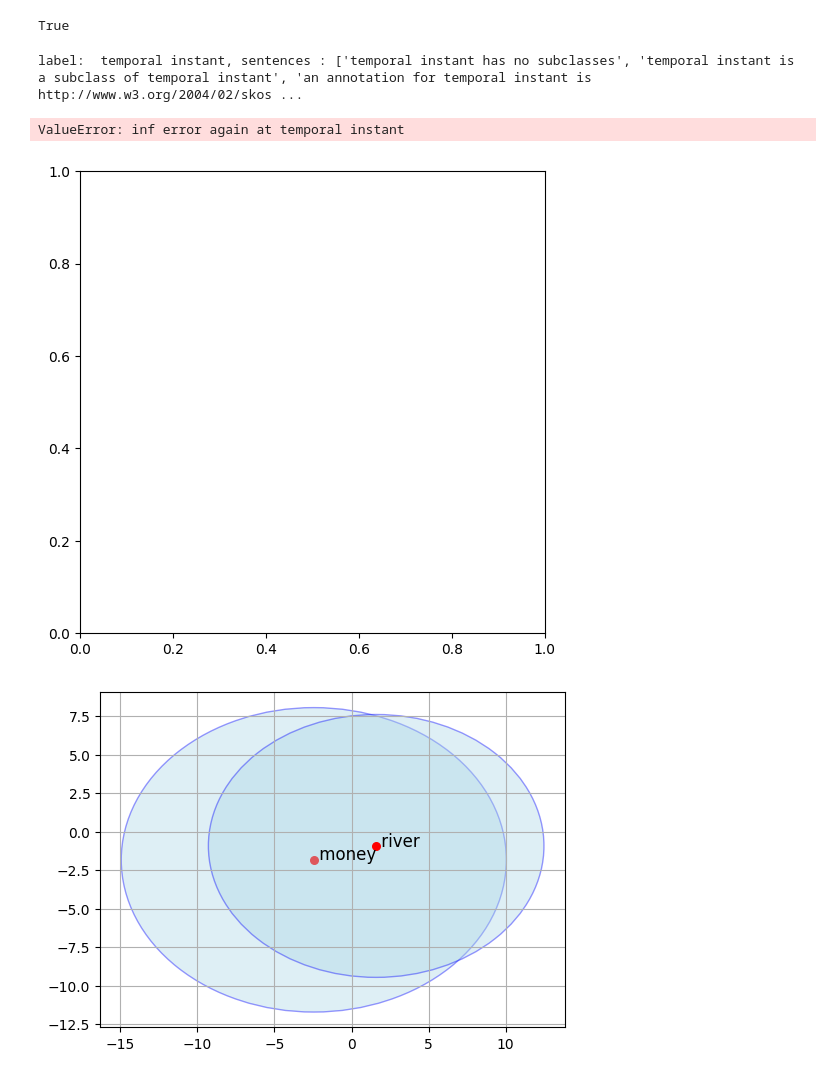
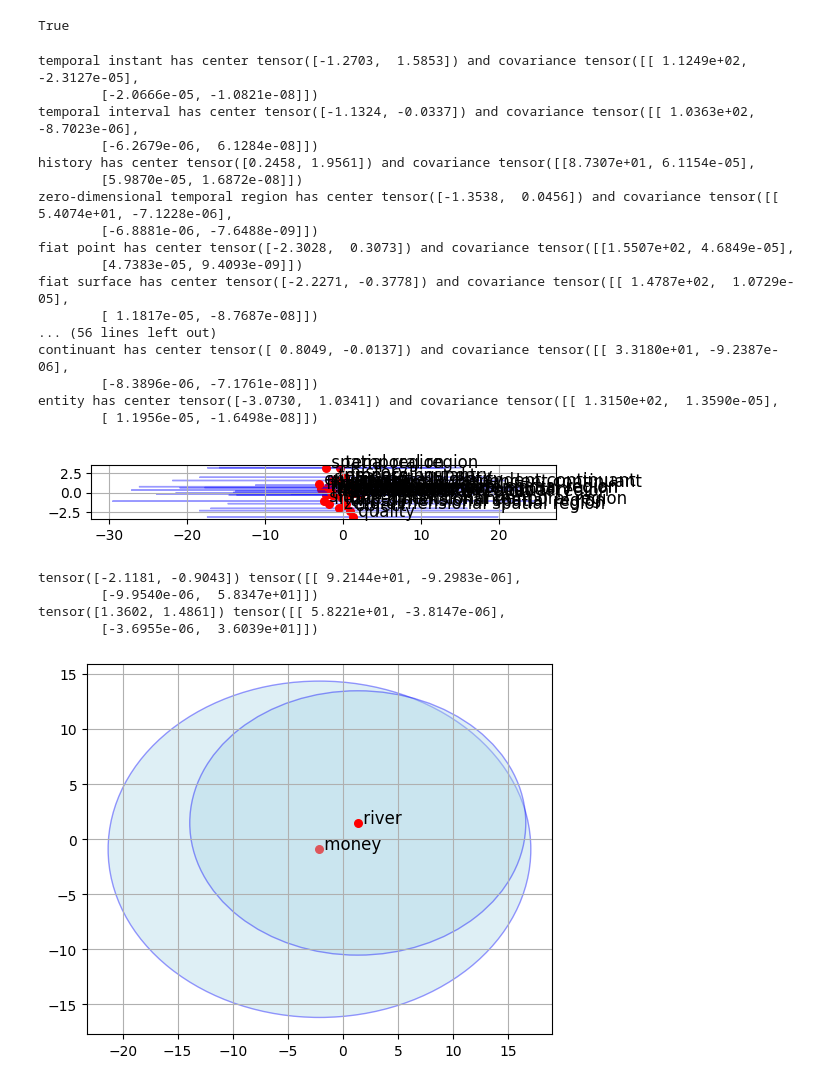
Before and after one commit to SamirKipper/Ontopo, a Jupyter notebook: src/test.ipynb, the cells around one changed output. Cells and saved outputs as stored; diff of their text form; code cells hidden in the pictures.

Commit message:
got rid of weird issues regarding plotting, consider adding more sentences for clearer lines

```diff
--- a/src/test.ipynb
+++ b/src/test.ipynb
@@ -46,15 +46,31 @@ file = "../test/bfo-core.ttl"
 bfo = Ontology.load(file)
 # %%
 
-figs, axs = plt.subplots(figsize=(6,6))
+figs, axs = plt.subplots()
 for c in bfo.named_classes:
     center, cov = c.get_initial_region()
+    print(f"{c} has center {center} and covariance {cov}")
     plot_region(center, cov, label=str(c), n_std=2.0, ax=axs)
-plt.plot()
+    plt.plot()
 # %% [output]
-label:  temporal instant, sentences : ['temporal instant has no subclasses', 'temporal instant is a subclass of temporal instant', 'an annotation for temporal instant is http://www.w3.org/2004/02/skos ...
+temporal instant has center tensor([-1.2703,  1.5853]) and covariance tensor([[ 1.1249e+02, -2.3127e-05],
+        [-2.0666e-05, -1.0821e-08]])
+temporal interval has center tensor([-1.1324, -0.0337]) and covariance tensor([[ 1.0363e+02, -8.7023e-06],
+        [-6.2679e-06,  6.1284e-08]])
+history has center tensor([0.2458, 1.9561]) and covariance tensor([[8.7307e+01, 6.1154e-05],
+        [5.9870e-05, 1.6872e-08]])
+zero-dimensional temporal region has center tensor([-1.3538,  0.0456]) and covariance tensor([[ 5.4074e+01, -7.1228e-06],
+        [-6.8881e-06, -7.6488e-09]])
+fiat point has center tensor([-2.3028,  0.3073]) and covariance tensor([[1.5507e+02, 4.6849e-05],
+        [4.7383e-05, 9.4093e-09]])
+fiat surface has center tensor([-2.2271, -0.3778]) and covariance tensor([[ 1.4787e+02,  1.0729e-05],
+        [ 1.1817e-05, -8.7687e-08]])
+... (56 lines left out)
+continuant has center tensor([ 0.8049, -0.0137]) and covariance tensor([[ 3.3180e+01, -9.2387e-06],
+        [-8.3896e-06, -7.1761e-08]])
+entity has center tensor([-3.0730,  1.0341]) and covariance tensor([[ 1.3150e+02,  1.3590e-05],
+        [ 1.1956e-05, -1.6498e-08]])
-ValueError: inf error again at temporal instant
-[figure, old version]
+[figure, new version]
 # %%
 word_1 = "bank"
 sentences = ["I have 200 dollars in my bank account",
@@ -67,7 +83,9 @@ sentences_2 = ["the ship is at the river bank",
             "the river bank can not close"]
 # %%
 mu_2d, cov_2d = get_center_and_cov(word_1, sentences)
+print(mu_2d, cov_2d)
 mu_2d_2, cov_2d_2 = get_center_and_cov(word_1, sentences_2)
+print(mu_2d_2, cov_2d_2)
 # 4. Plot
 fig, ax = plt.subplots(figsize=(6,6))
 plot_region(mu_2d, cov_2d, label="money", n_std=2.0, ax=ax)
@@ -75,4 +93,8 @@ plot_region(mu_2d_2, cov_2d_2, label="river", n_std=2.0, ax=ax)
 
 plt.show()
 # %% [output]
+tensor([-2.1181, -0.9043]) tensor([[ 9.2144e+01, -9.2983e-06],
+        [-9.9540e-06,  5.8347e+01]])
+tensor([1.3602, 1.4861]) tensor([[ 5.8221e+01, -3.8147e-06],
+        [-3.6955e-06,  3.6039e+01]])
-[figure, old version]
+[figure, new version]
```
Also changed, not shown: 2 other files.
